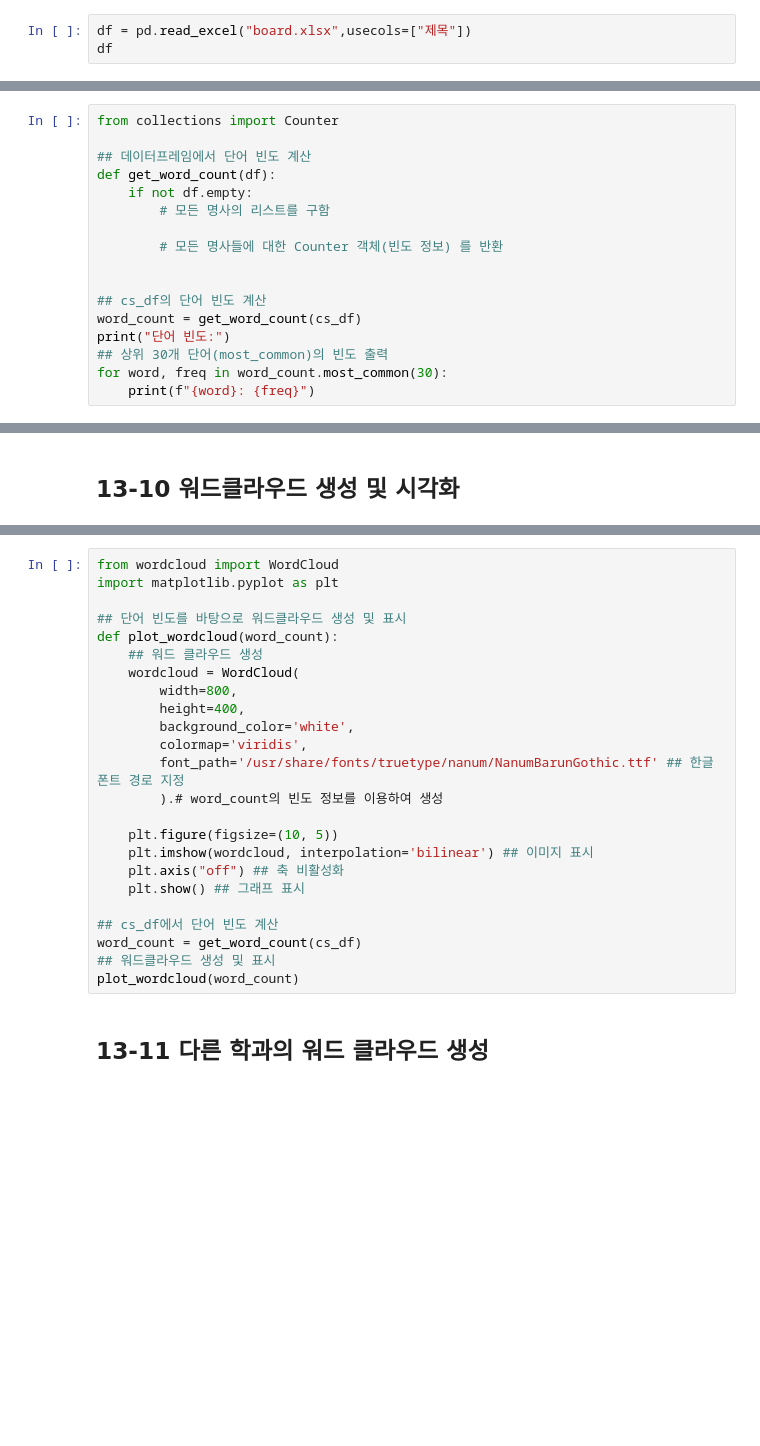
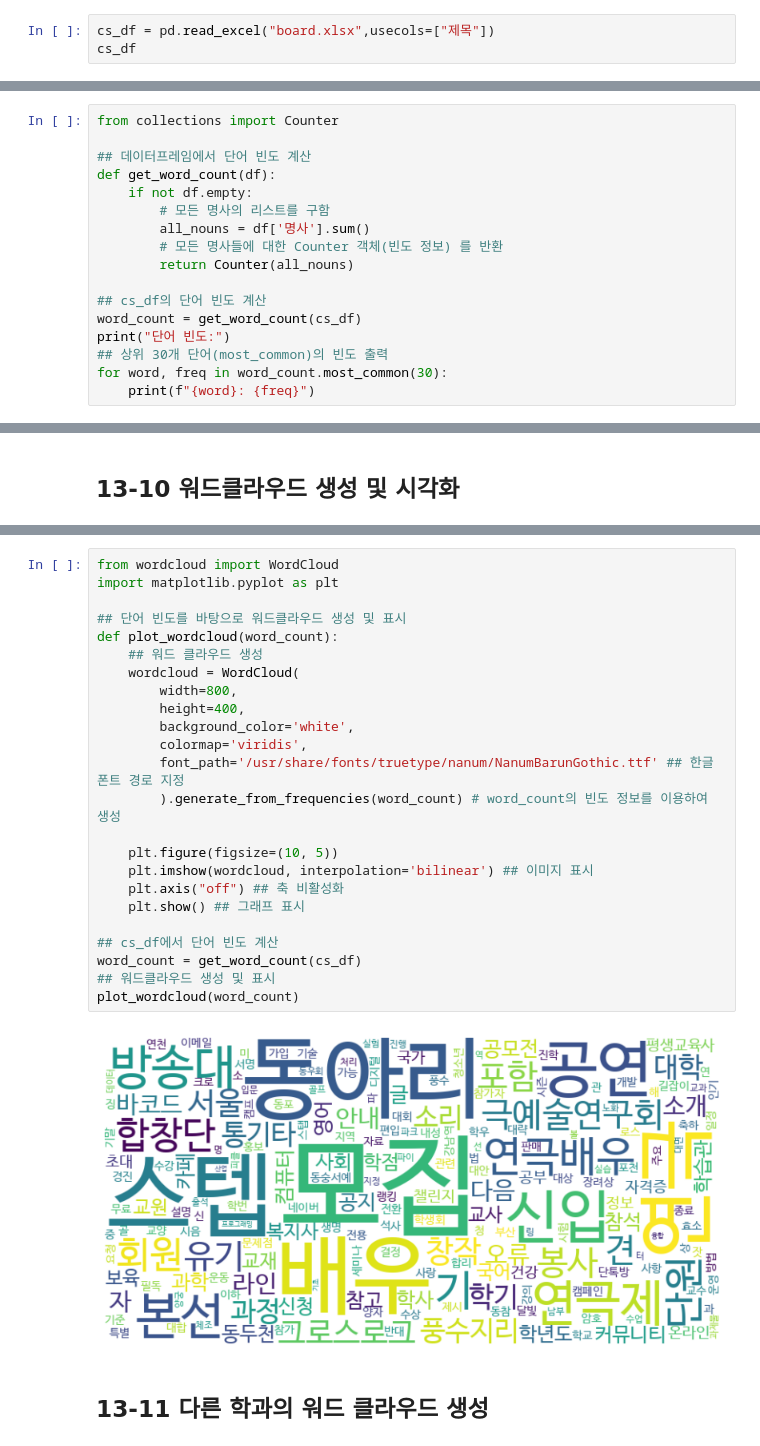
Before and after one commit to JOYCE1216/Data-Analysis-with-Open-Source, a Jupyter notebook: 오픈소스_데이터_분석_13강.ipynb, the cells around one changed output, grey strips where cells are left out. Cells and saved outputs as stored; diff of their text form; blank space fills up the shorter version.

```diff
--- a/오픈소스_데이터_분석_13강.ipynb
+++ b/오픈소스_데이터_분석_13강.ipynb
@@ -264,6 +270,6 @@ Stacktrace:
 # %%
-df = pd.read_excel("board.xlsx",usecols=["제목"])
-df
+cs_df = pd.read_excel("board.xlsx",usecols=["제목"])
+cs_df
 # %% [output]
 |  | 제목 |
 | 0 | 부산지역대학 컴퓨터과학과 학생회 소개 새글 |
@@ -388,9 +454,9 @@ from collections import Counter
 def get_word_count(df):
     if not df.empty:
         # 모든 명사의 리스트를 구함
-
+        all_nouns = df['명사'].sum()
         # 모든 명사들에 대한 Counter 객체(빈도 정보) 를 반환
-
+        return Counter(all_nouns)
 
 ## cs_df의 단어 빈도 계산
 word_count = get_word_count(cs_df)
@@ -406,27 +503,29 @@ for word, freq in word_count.most_common(30):
 # %%
 from wordcloud import WordCloud
 import matplotlib.pyplot as plt
 
 ## 단어 빈도를 바탕으로 워드클라우드 생성 및 표시
 def plot_wordcloud(word_count):
     ## 워드 클라우드 생성
     wordcloud = WordCloud(
         width=800,
         height=400,
         background_color='white',
         colormap='viridis',
         font_path='/usr/share/fonts/truetype/nanum/NanumBarunGothic.ttf' ## 한글 폰트 경로 지정
-        ).# word_count의 빈도 정보를 이용하여 생성
+        ).generate_from_frequencies(word_count) # word_count의 빈도 정보를 이용하여 생성
 
     plt.figure(figsize=(10, 5))
     plt.imshow(wordcloud, interpolation='bilinear') ## 이미지 표시
     plt.axis("off") ## 축 비활성화
     plt.show() ## 그래프 표시
 
 ## cs_df에서 단어 빈도 계산
 word_count = get_word_count(cs_df)
 ## 워드클라우드 생성 및 표시
 plot_wordcloud(word_count)
+# %% [output]
+[figure, added]
 # %% [markdown]
 ## 13-11 다른 학과의 워드 클라우드 생성
 # %%
```
Also changed, not shown: parts of 15 cells of this notebook.
